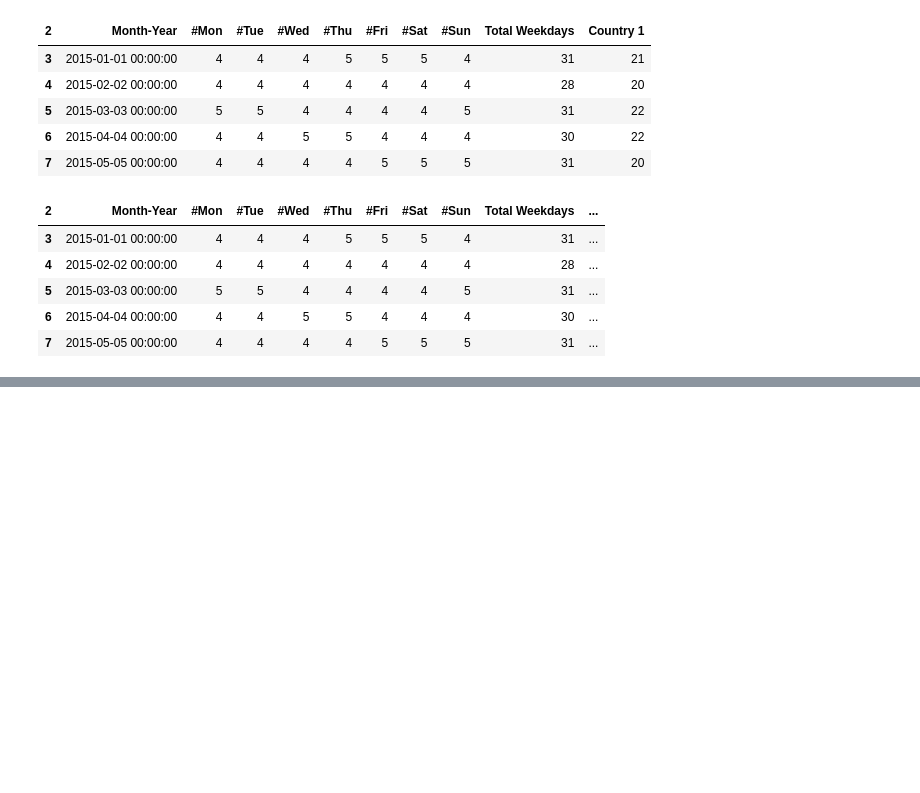
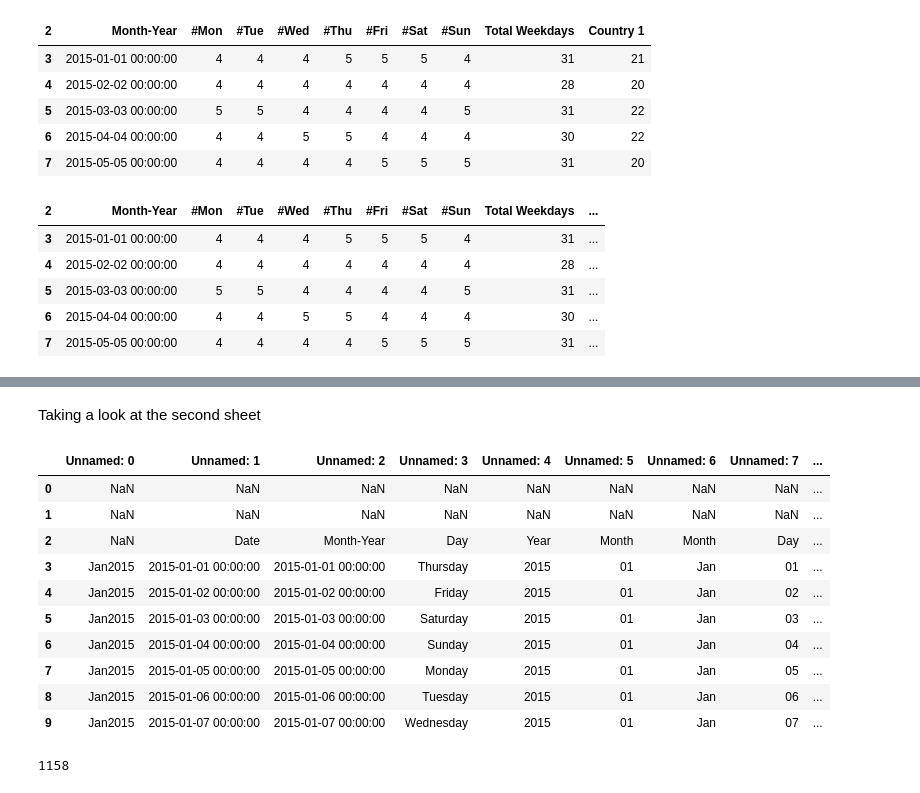
Before and after one commit to diruit/novartis_challenge, a Jupyter notebook: Data_cleaning_notebook.ipynb, the cells around one changed output, grey strips where cells are left out. Drawn from its saved outputs; the diff is of its cells as text; code cells hidden in the pictures; blank space fills up the shorter version.

```diff
--- a/Data_cleaning_notebook.ipynb
+++ b/Data_cleaning_notebook.ipynb
@@ -106,0 +157,23 @@ weekdays.head()
+# %% [markdown]
+Taking a look at the second sheet
+# %%
+#taking a look at the second sheet
+calendar = workingdays_df['Calendar']
+# %%
+calendar.head(10)
+# %% [output]
+|  | Unnamed: 0 | Unnamed: 1 | Unnamed: 2 | Unnamed: 3 | Unnamed: 4 | Unnamed: 5 | Unnamed: 6 | Unnamed: 7 | ... |
+| 0 | NaN | NaN | NaN | NaN | NaN | NaN | NaN | NaN | ... |
+| 1 | NaN | NaN | NaN | NaN | NaN | NaN | NaN | NaN | ... |
+| 2 | NaN | Date | Month-Year | Day | Year | Month | Month | Day | ... |
+| 3 | Jan2015 | 2015-01-01 00:00:00 | 2015-01-01 00:00:00 | Thursday | 2015 | 01 | Jan | 01 | ... |
+| 4 | Jan2015 | 2015-01-02 00:00:00 | 2015-01-02 00:00:00 | Friday | 2015 | 01 | Jan | 02 | ... |
+| 5 | Jan2015 | 2015-01-03 00:00:00 | 2015-01-03 00:00:00 | Saturday | 2015 | 01 | Jan | 03 | ... |
+| 6 | Jan2015 | 2015-01-04 00:00:00 | 2015-01-04 00:00:00 | Sunday | 2015 | 01 | Jan | 04 | ... |
+| 7 | Jan2015 | 2015-01-05 00:00:00 | 2015-01-05 00:00:00 | Monday | 2015 | 01 | Jan | 05 | ... |
+| 8 | Jan2015 | 2015-01-06 00:00:00 | 2015-01-06 00:00:00 | Tuesday | 2015 | 01 | Jan | 06 | ... |
+| 9 | Jan2015 | 2015-01-07 00:00:00 | 2015-01-07 00:00:00 | Wednesday | 2015 | 01 | Jan | 07 | ... |
+# %%
+len(calendar)
+# %% [output]
+1158
```
Also changed, not shown: parts of 21 cells of this notebook, 1 other file.
